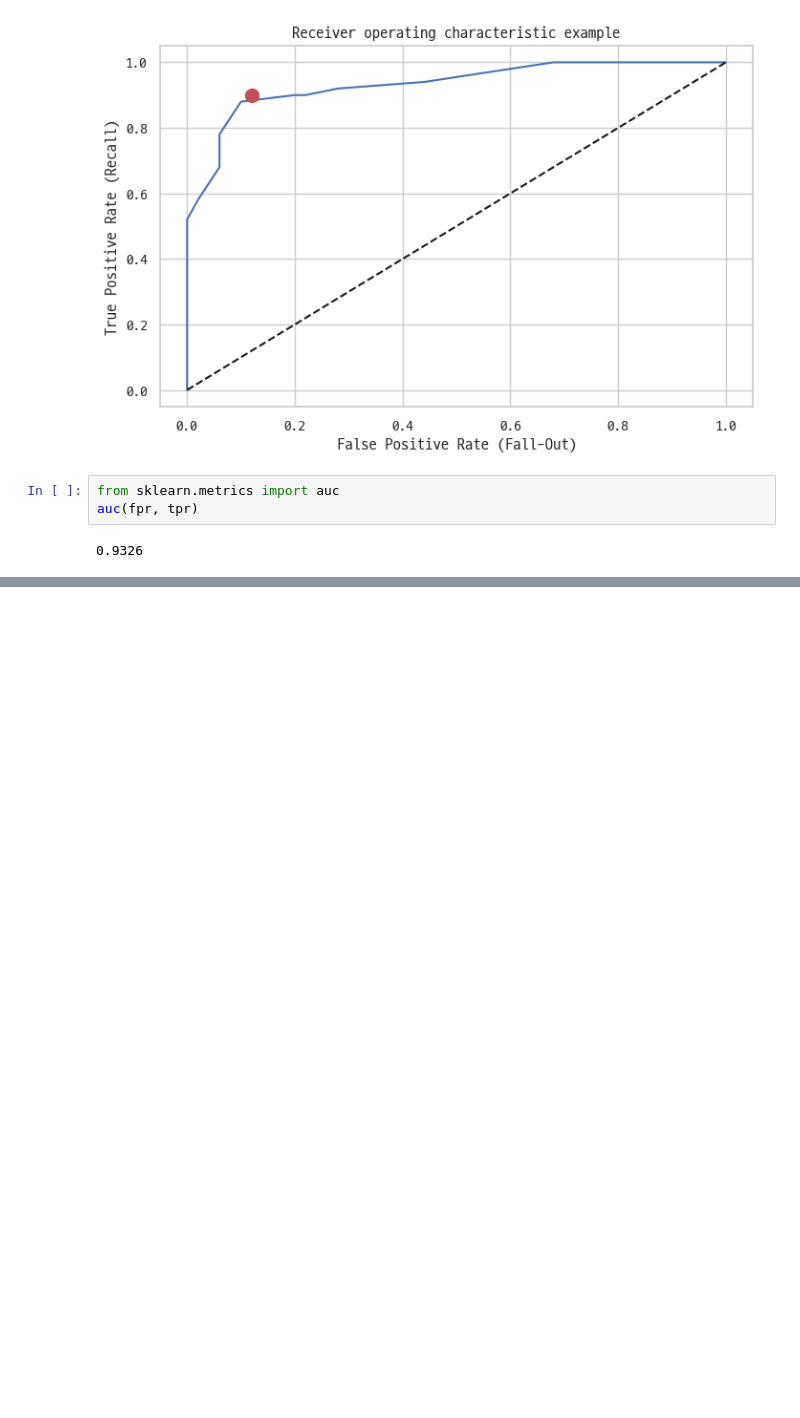
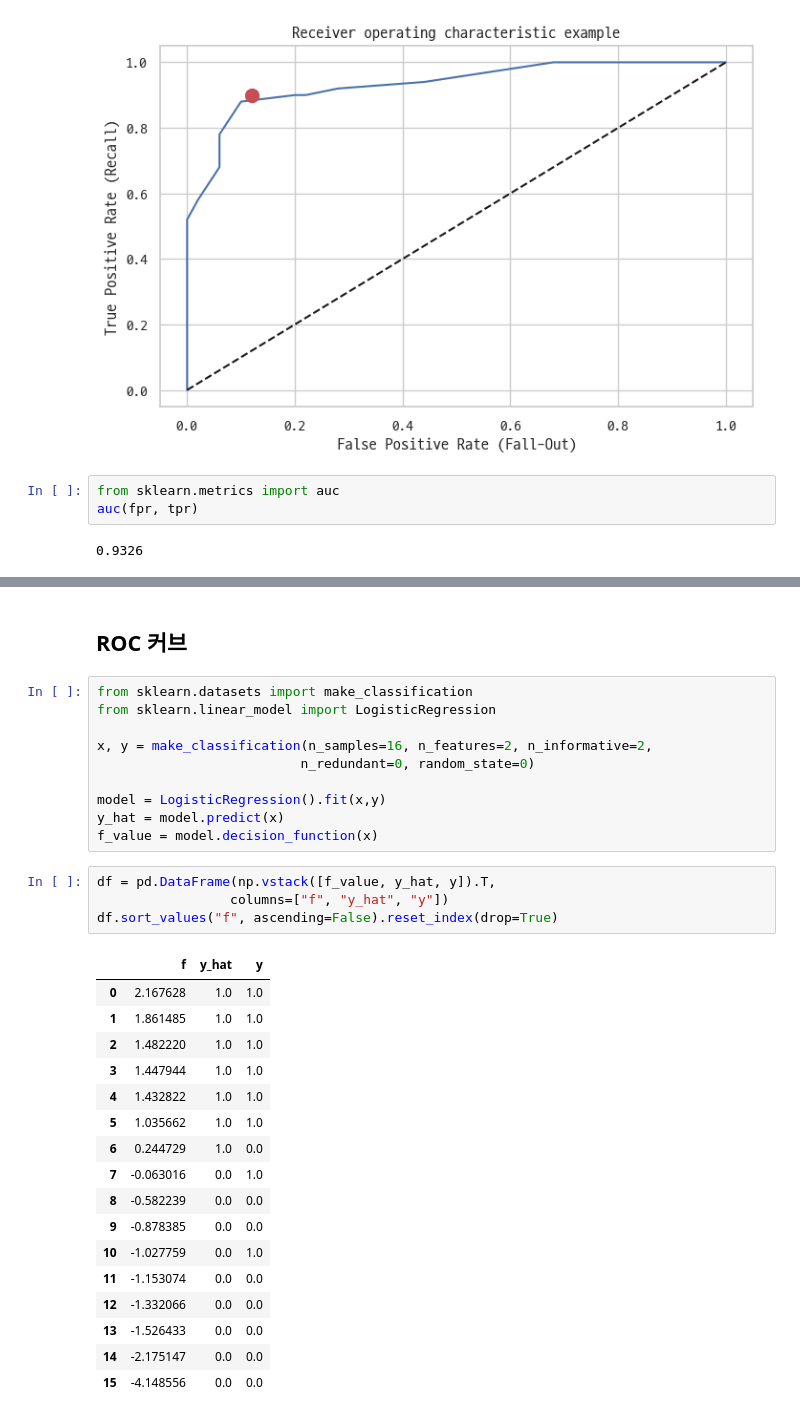
Before and after one commit to p829911/math, a Jupyter notebook: classification.ipynb, the cells around one changed output, grey strips where cells are left out. Cells and saved outputs as stored; diff of their text form; blank space fills up the shorter version.

```diff
--- a/classification.ipynb
+++ b/classification.ipynb
@@ -410,0 +524,34 @@ auc(fpr, tpr)
+# %% [markdown]
+## ROC 커브
+# %%
+from sklearn.datasets import make_classification
+from sklearn.linear_model import LogisticRegression
+
+x, y = make_classification(n_samples=16, n_features=2, n_informative=2,
+                          n_redundant=0, random_state=0)
+
+model = LogisticRegression().fit(x,y)
+y_hat = model.predict(x)
+f_value = model.decision_function(x)
+# %%
+df = pd.DataFrame(np.vstack([f_value, y_hat, y]).T,
+                 columns=["f", "y_hat", "y"])
+df.sort_values("f", ascending=False).reset_index(drop=True)
+# %% [output]
+|  | f | y_hat | y |
+| 0 | 2.167628 | 1.0 | 1.0 |
+| 1 | 1.861485 | 1.0 | 1.0 |
+| 2 | 1.482220 | 1.0 | 1.0 |
+| 3 | 1.447944 | 1.0 | 1.0 |
+| 4 | 1.432822 | 1.0 | 1.0 |
+| 5 | 1.035662 | 1.0 | 1.0 |
+| 6 | 0.244729 | 1.0 | 0.0 |
+| 7 | -0.063016 | 0.0 | 1.0 |
+| 8 | -0.582239 | 0.0 | 0.0 |
+| 9 | -0.878385 | 0.0 | 0.0 |
+| 10 | -1.027759 | 0.0 | 1.0 |
+| 11 | -1.153074 | 0.0 | 0.0 |
+| 12 | -1.332066 | 0.0 | 0.0 |
+| 13 | -1.526433 | 0.0 | 0.0 |
+| 14 | -2.175147 | 0.0 | 0.0 |
+| 15 | -4.148556 | 0.0 | 0.0 |
```
Also changed, not shown: parts of 22 cells of this notebook, 4 other files.
